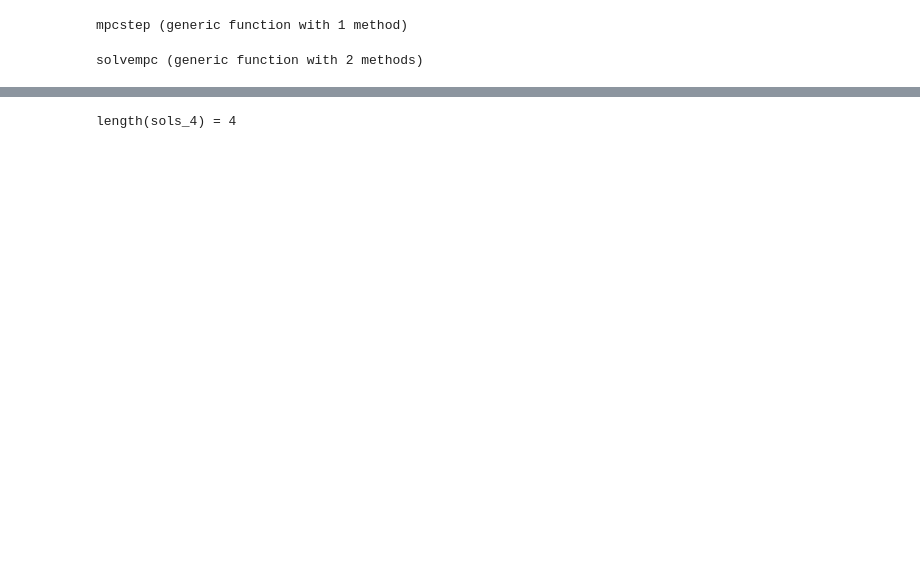
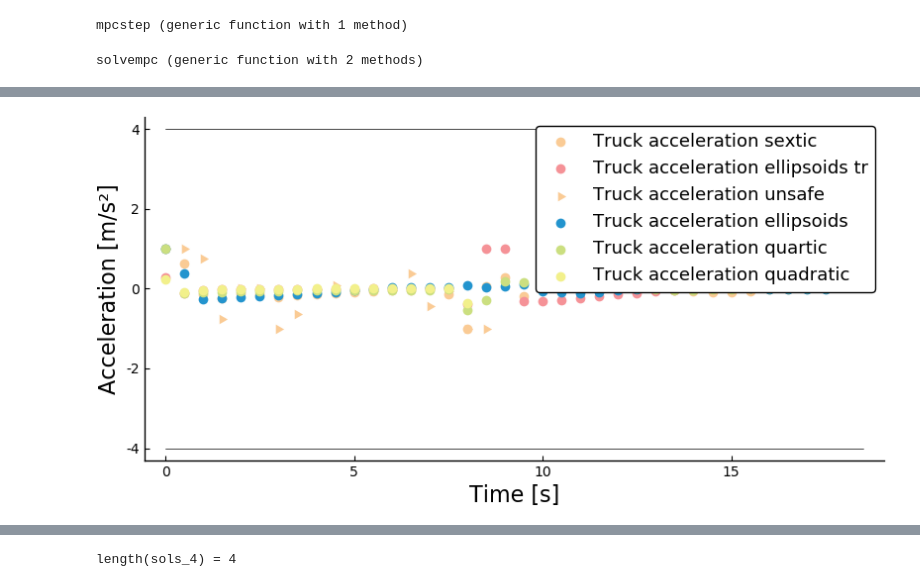
Before and after one commit to blegat/SwitchOnSafety.jl, a Jupyter notebook: examples/model_predictive_control.ipynb, the cells around one changed output, grey strips where cells are left out. Cells and saved outputs as stored; diff of their text form; code cells hidden in the pictures; blank space fills up the shorter version.

```diff
--- a/examples/model_predictive_control.ipynb
+++ b/examples/model_predictive_control.ipynb
@@ -319,0 +462,28 @@ feasible = true
+# %%
+Plots.plot(legendfont=Plots.font(13), guidefont=Plots.font(16), tickfont=Plots.font(10), size=plotsize, grid=false, ylim=(-4.3, 4.3), xlabel="Time [s]", ylabel="Acceleration [m/s²]")
+Plots.plot!([0, t[end]], [-4, -4], linewidth=0.5, color=:black, label="")
+Plots.plot!([0, t[end]], [4, 4], linewidth=0.5, color=:black, label="")
+for (s, (x, y)) in XY
+    u = x[:, 4]
+    issafe = s[1] != 'u'
+    u = u[1:end-2]
+    ms = 7 + (issafe ? 0 : 1)
+    if !issafe
+        # Choose from :none,:auto,:circle,:rect,:star5,:diamond,:hexagon,:cross,:xcross,:utriangle,:dtriangle,:rtriangle,:ltriangle,:pentagon,:heptagon,:octagon,:star4,:star6,:star7,:star8,:vline,:hline,:+,:x].
+
+        #Plots.scatter!([t[length(u)]], [u[end]], markersize=ms+5, markerstrokewidth=3, markershape=:circle, markercolor=:white, markerstrokecolor = red, label="Constraint violation for $s")
+    end
+    Plots.scatter!(t[1:length(u)], u, label="Truck acceleration $s", color = colors[s],
+        markersize=ms, markershape=issafe ? :circle : :rtriangle, markerstrokewidth=0)
+    Plots.scatter!()
+end
+#Plots.plot!(tswitch, [-U, U], label="")
+if length(XY) == 1
+    #_savefig("UnsafeAcceleration")
+else
+    #@assert length(XY) == 3
+    #_savefig("Acceleration")
+end
+Plots.plot!()
+# %% [output]
+[figure, added]
```
Also changed, not shown: parts of 32 cells of this notebook, 2 other files.
